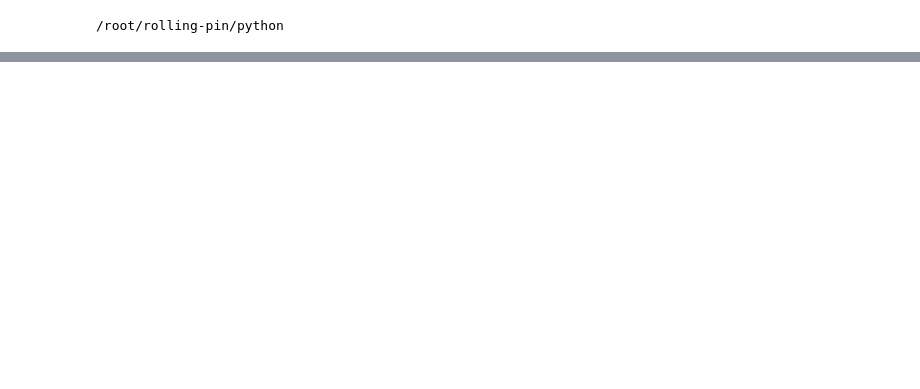
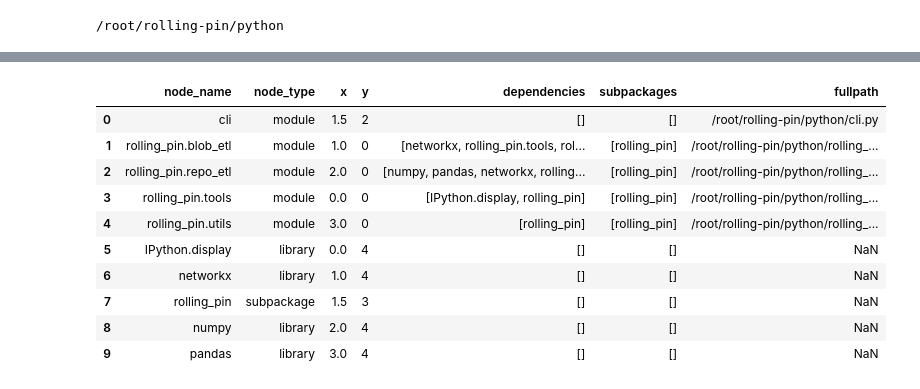
Before and after one commit to theNewFlesh/rolling-pin, a Jupyter notebook: notebooks/demo.ipynb, the cells around one changed output, grey strips where cells are left out. Cells and saved outputs as stored; diff of their text form; code cells hidden in the pictures; blank space fills up the shorter version.

```diff
--- a/notebooks/demo.ipynb
+++ b/notebooks/demo.ipynb
@@ -27,4 +27,18 @@ d = RepoETL(source)
 d.to_html()
 # %% [output]
 [interactive output not drawn]
+# %%
+d.to_dataframe()
+# %% [output]
+|  | node_name | node_type | x | y | dependencies | subpackages | fullpath |
+| 0 | cli | module | 1.5 | 2 | [] | [] | /root/rolling-pin/python/cli.py |
+| 1 | rolling_pin.blob_etl | module | 1.0 | 0 | [networkx, rolling_pin.tools, rol... | [rolling_pin] | /root/rolling-pin/python/rolling_... |
+| 2 | rolling_pin.repo_etl | module | 2.0 | 0 | [numpy, pandas, networkx, rolling... | [rolling_pin] | /root/rolling-pin/python/rolling_... |
+| 3 | rolling_pin.tools | module | 0.0 | 0 | [IPython.display, rolling_pin] | [rolling_pin] | /root/rolling-pin/python/rolling_... |
+| 4 | rolling_pin.utils | module | 3.0 | 0 | [rolling_pin] | [rolling_pin] | /root/rolling-pin/python/rolling_... |
+| 5 | IPython.display | library | 0.0 | 4 | [] | [] | NaN |
+| 6 | networkx | library | 1.0 | 4 | [] | [] | NaN |
+| 7 | rolling_pin | subpackage | 1.5 | 3 | [] | [] | NaN |
+| 8 | numpy | library | 2.0 | 4 | [] | [] | NaN |
+| 9 | pandas | library | 3.0 | 4 | [] | [] | NaN |
 # %%
```
